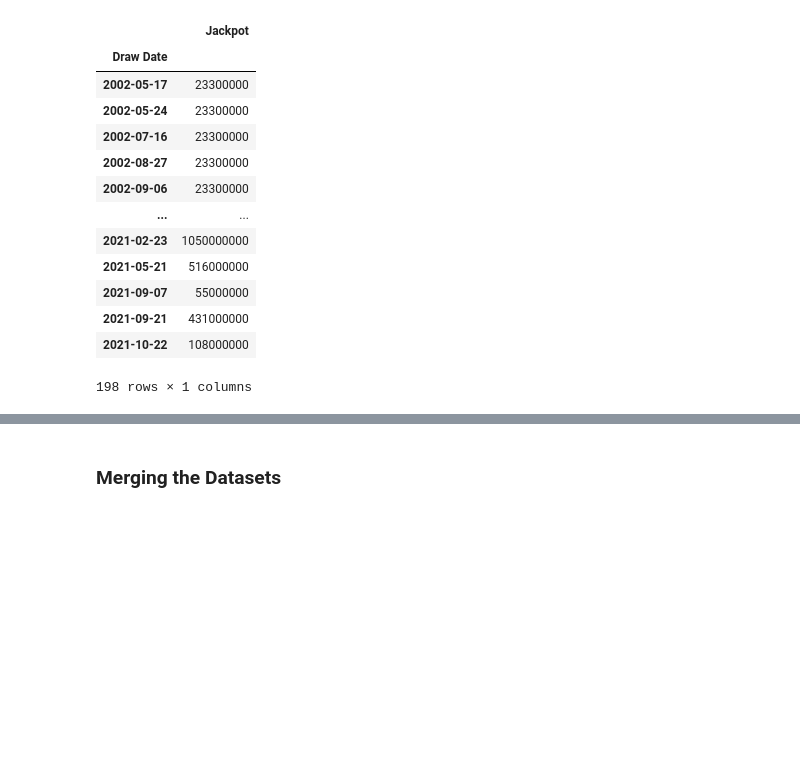
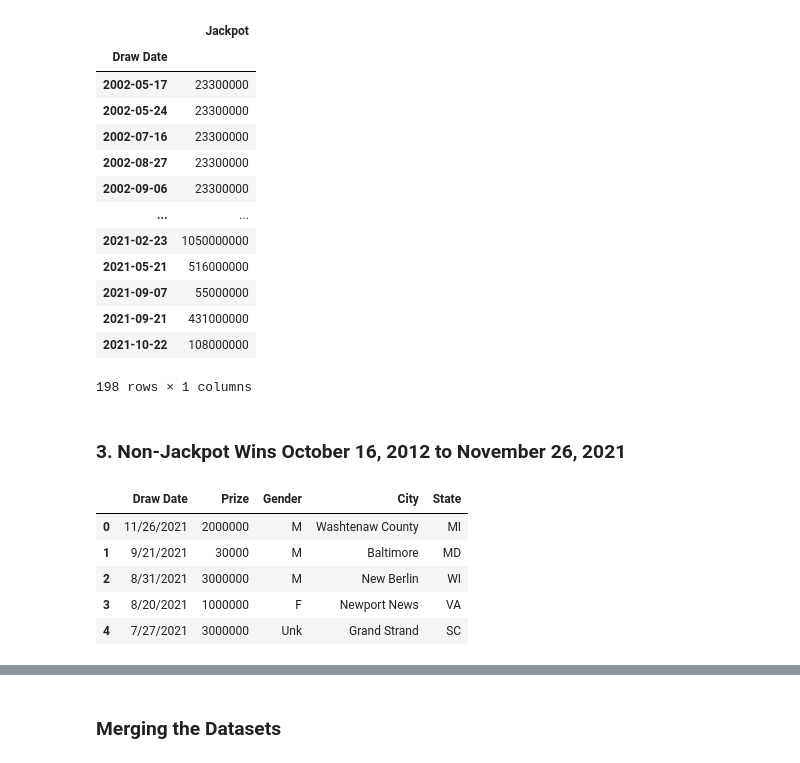
Before and after one commit to AlbiKovi/DSO110---Final-Group-Project, a Jupyter notebook: DSO110 - Final Group Project - Lottery.ipynb, the cells around one changed output, grey strips where cells are left out. Cells and saved outputs as stored; diff of their text form; code cells hidden in the pictures; blank space fills up the shorter version.

Commit message:
added smaller prizes

```diff
--- a/DSO110 - Final Group Project - Lottery.ipynb
+++ b/DSO110 - Final Group Project - Lottery.ipynb
@@ -161,3 +160,16 @@ Wins
 | 2021-09-21 | 431000000 |
 | 2021-10-22 | 108000000 |
 198 rows × 1 columns
+# %% [markdown]
+### 3. Non-Jackpot Wins October 16, 2012 to November 26, 2021
+# %%
+SmallWinners = pd.read_csv("nonjackpot winners.csv")
+pd.set_option("display.max_columns", None)
+SmallWinners.head()
+# %% [output]
+|  | Draw Date | Prize | Gender | City | State |
+| 0 | 11/26/2021 | 2000000 | M | Washtenaw County | MI |
+| 1 | 9/21/2021 | 30000 | M | Baltimore | MD |
+| 2 | 8/31/2021 | 3000000 | M | New Berlin | WI |
+| 3 | 8/20/2021 | 1000000 | F | Newport News | VA |
+| 4 | 7/27/2021 | 3000000 | Unk | Grand Strand | SC |
```
Also changed, not shown: parts of 15 cells of this notebook, 1 other file.
